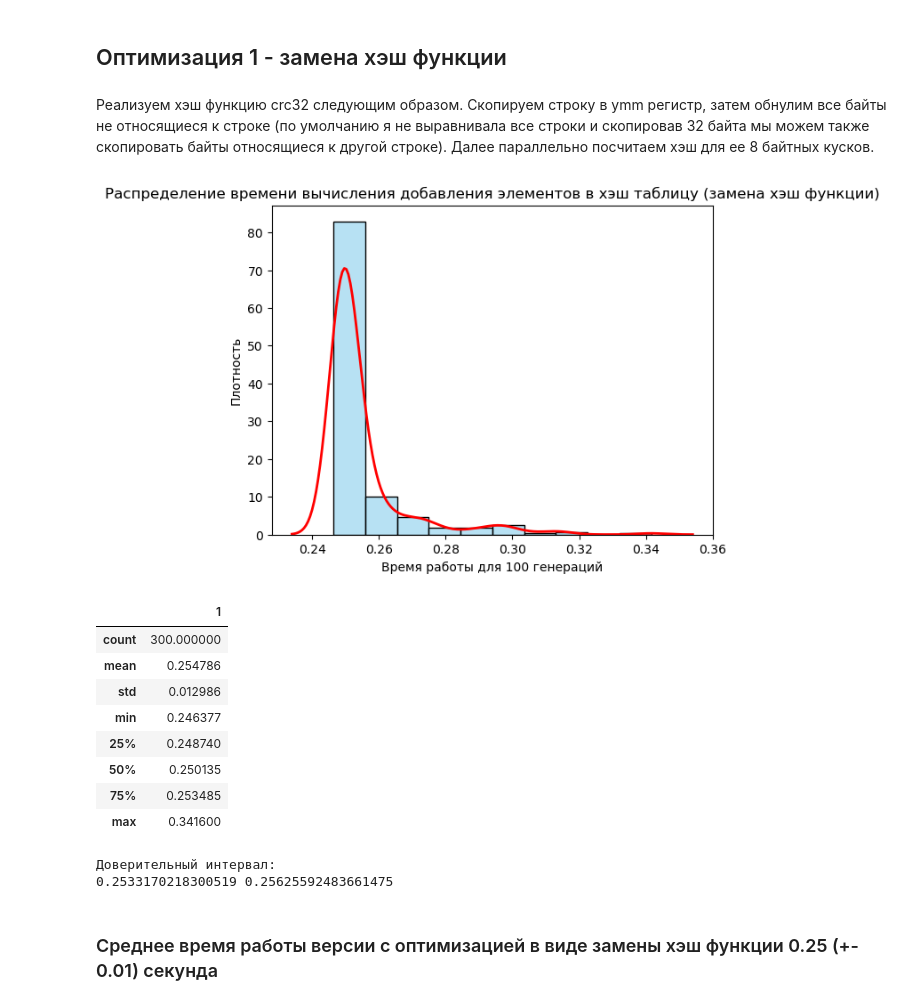
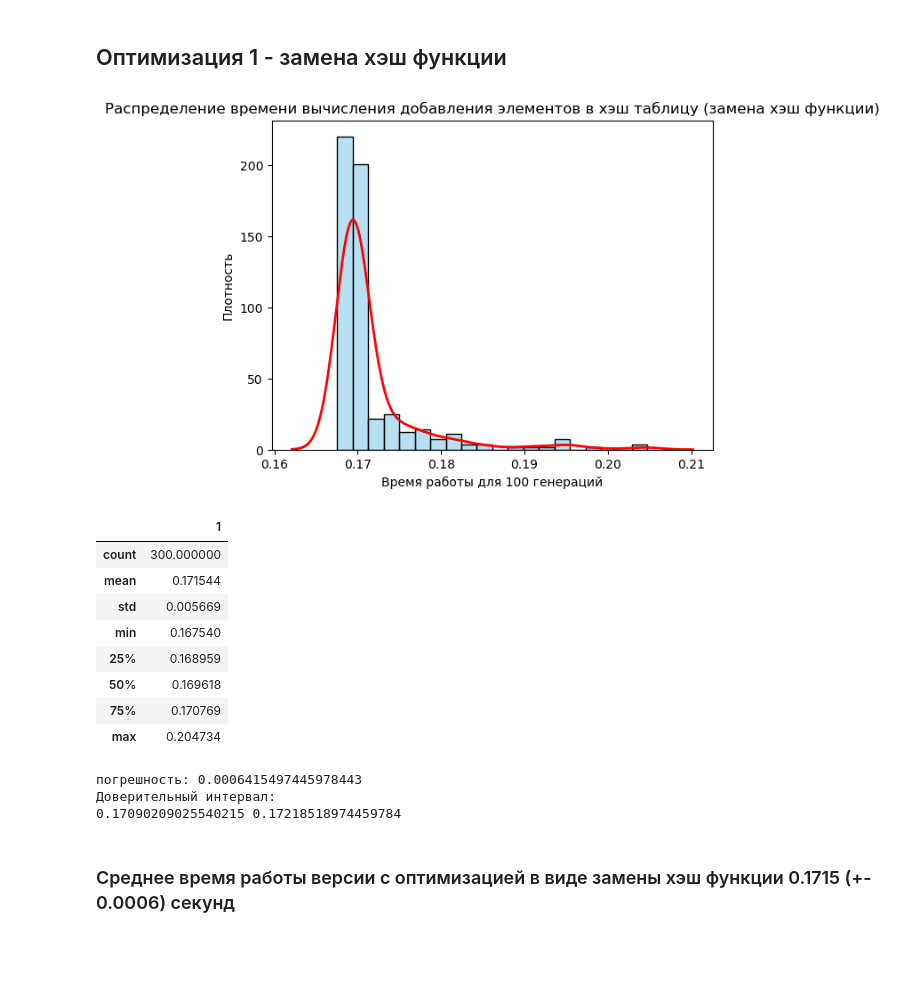
Before and after one commit to margocat57/Hash-Tables, a Jupyter notebook: analys.ipynb, the cells around one changed output. Drawn from its saved outputs; the diff is of its cells as text; code cells hidden in the pictures; blank space fills up the shorter version.

```diff
--- a/analys.ipynb
+++ b/analys.ipynb
@@ -373,45 +374,43 @@ print(lower, upper)
 Видим, что больше всего времени программа проводит на подсчете хэша. Попробуем его оптимизировать, считая хэш для нескольких символов одновременно. Но используя полиномиальных хэш это не получится, так как на каждой итерации цикла итоговый хэш умножается на p и к нему прибавляется текущий символ. Но есть функция, для которой существует intrinsic, позволяющий считать хэш сразу для блока данных и которая показала довольно-таки хорошую дисперсию - это хэш функция crc32. Будем использовать ее
 # %% [markdown]
 ## Оптимизация 1 - замена хэш функции
-# %% [markdown]
-Реализуем хэш функцию crc32 следующим образом. Скопируем строку в ymm регистр, затем обнулим все байты не относящиеся к строке (по умолчанию я не выравнивала все строки и скопировав 32 байта мы можем также скопировать байты относящиеся к другой строке). Далее параллельно посчитаем хэш для ее 8 байтных кусков.
 # %%
-filtered = df[df.iloc[:,0] == "opt21"]
+filtered = df[df.iloc[:,0] == "opt1"]
 
 sns.histplot(
     data=filtered,
     x=filtered.iloc[:,1],
-    bins=10,
+    bins=20,
     stat="density",
     color="skyblue",
     alpha=0.6
 )
 
 sns.kdeplot(
     data=filtered,
     x=filtered.iloc[:,1],
     color="red",
     linewidth=2
 )
 
 plt.xlabel("Время работы для 100 генераций")
 plt.ylabel("Плотность")
 plt.title("Распределение времени вычисления добавления элементов в хэш таблицу (замена хэш функции)")
 plt.show()
 # %% [output]
-[figure, old version]
+[figure, new version]
 # %%
 filtered.describe()
 # %% [output]
 |  | 1 |
 | count | 300.000000 |
-| mean | 0.254786 |
-| std | 0.012986 |
-| min | 0.246377 |
-| 25% | 0.248740 |
-| 50% | 0.250135 |
-| 75% | 0.253485 |
-| max | 0.341600 |
+| mean | 0.171544 |
+| std | 0.005669 |
+| min | 0.167540 |
+| 25% | 0.168959 |
+| 50% | 0.169618 |
+| 75% | 0.170769 |
+| max | 0.204734 |
 # %%
 mean = np.mean(filtered.iloc[:,1])
 std = np.std(filtered.iloc[:,1], ddof=1)
@@ -420,16 +419,20 @@ n = len(filtered.iloc[:,1])
 alpha = 0.05
 z = norm.ppf(1 - alpha/2)
 
+pogr = z * std / np.sqrt(n)
+print(f"погрешность: {pogr}")
+
 lower = mean - z * std / np.sqrt(n)
 upper = mean + z * std / np.sqrt(n)
 
 print("Доверительный интервал:")
 print(lower, upper)
 # %% [output]
+погрешность: 0.0006415497445978443
 Доверительный интервал:
-0.2533170218300519 0.25625592483661475
+0.17090209025540215 0.17218518974459784
 # %% [markdown]
-### Среднее время работы версии с оптимизацией в виде замены хэш функции 0.25 (+- 0.01) секунда
+### Среднее время работы версии с оптимизацией в виде замены хэш функции 0.1715 (+- 0.0006) секунд
 # %% [markdown]
 ### Посмотрим где теперь программа тратит больше всего времени
 
```
Also changed, not shown: parts of 21 cells of this notebook, 30 other files.
